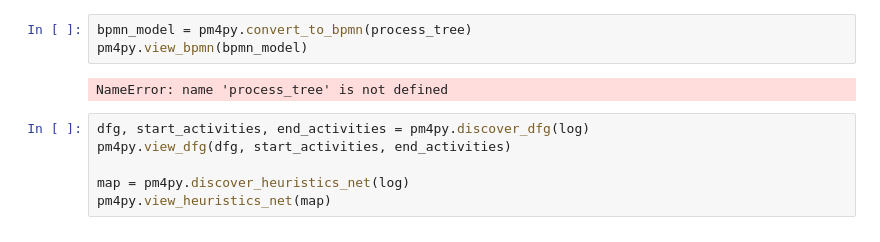
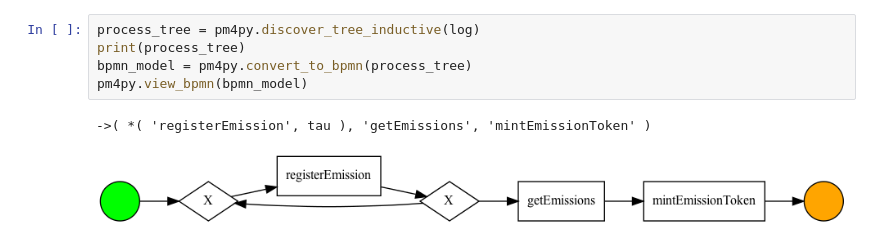
Before and after one commit to brunoffmateus/blockchain-integration-framework, a Jupyter notebook: packages/cactus-plugin-cc-tx-visualization/src/main/python/process mining.ipynb, the cells around one changed output. Drawn from its saved outputs; the diff is of its cells as text.

```diff
--- a/packages/cactus-plugin-cc-tx-visualization/src/main/python/process mining.ipynb
+++ b/packages/cactus-plugin-cc-tx-visualization/src/main/python/process mining.ipynb
@@ -113,11 +134,8 @@ pn_visualizer.view(gviz)
 # %%
+process_tree = pm4py.discover_tree_inductive(log)
+print(process_tree)
 bpmn_model = pm4py.convert_to_bpmn(process_tree)
 pm4py.view_bpmn(bpmn_model)
 # %% [output]
-NameError: name 'process_tree' is not defined
+->( *( 'registerEmission', tau ), 'getEmissions', 'mintEmissionToken' )
+[figure, added]
-# %%
-dfg, start_activities, end_activities = pm4py.discover_dfg(log)
-pm4py.view_dfg(dfg, start_activities, end_activities)
-
-map = pm4py.discover_heuristics_net(log)
-pm4py.view_heuristics_net(map)
```
Also changed, not shown: parts of 9 cells of this notebook, 3 other files.
